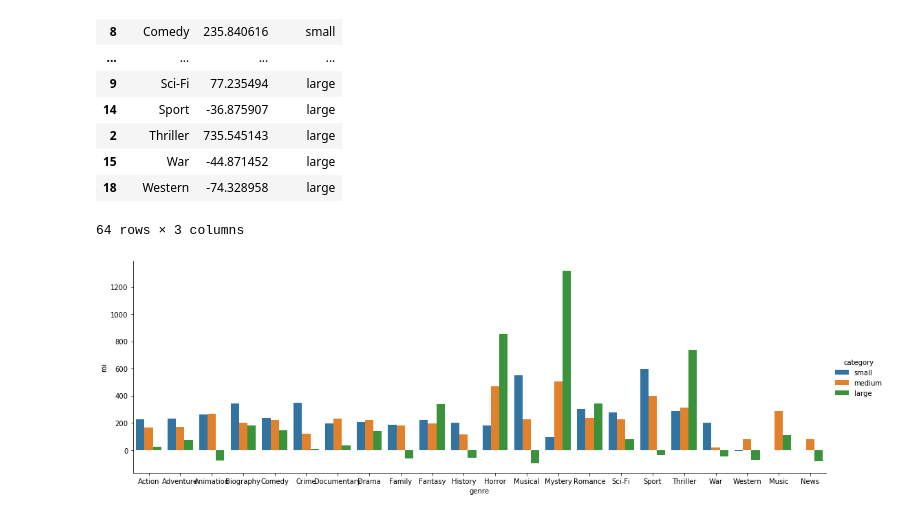
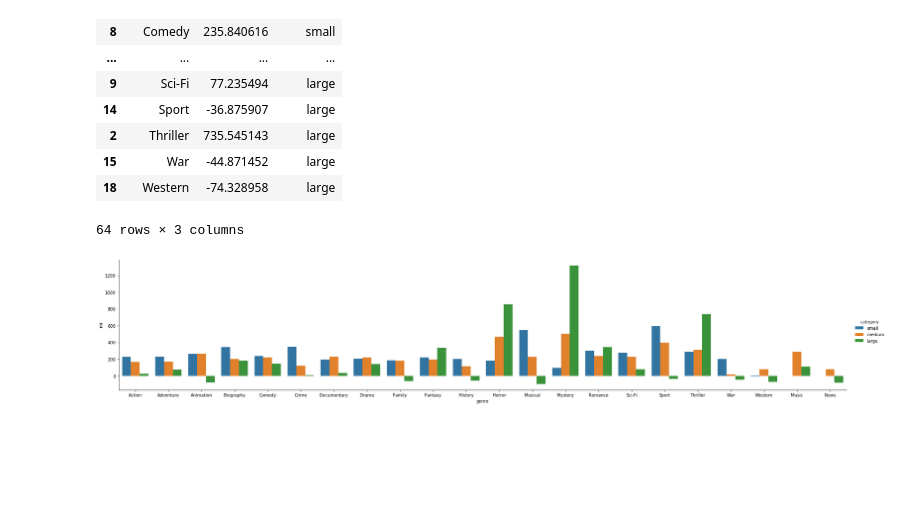
Before and after one commit to SlimHintz/movie-data-eda, a Jupyter notebook: Aidan_work/Genre by budget category.ipynb, the cells around one changed output. Drawn from its saved outputs; the diff is of its cells as text; code cells hidden in the pictures; blank space fills up the shorter version.

Commit message:
data cleaning

```diff
--- a/Aidan_work/Genre by budget category.ipynb
+++ b/Aidan_work/Genre by budget category.ipynb
@@ -80,8 +80,8 @@ combined_df
 64 rows × 3 columns
 # %%
 
-ax1 = sns.catplot(x = 'genre', y = 'roi', hue = 'category', data = combined_df, kind = 'bar', height = 5, aspect =3)
+ax1 = sns.catplot(x = 'genre', y = 'roi', hue = 'category', data = combined_df, kind = 'bar', height = 5, aspect =5)
 # %% [output]
-[figure, old version]
+[figure, new version]
 # %%
 sns.catplot(x="genre", y="survived", hue="class", kind="bar", data=)
```
Also changed, not shown: parts of 3 cells of this notebook, 2 other files.
